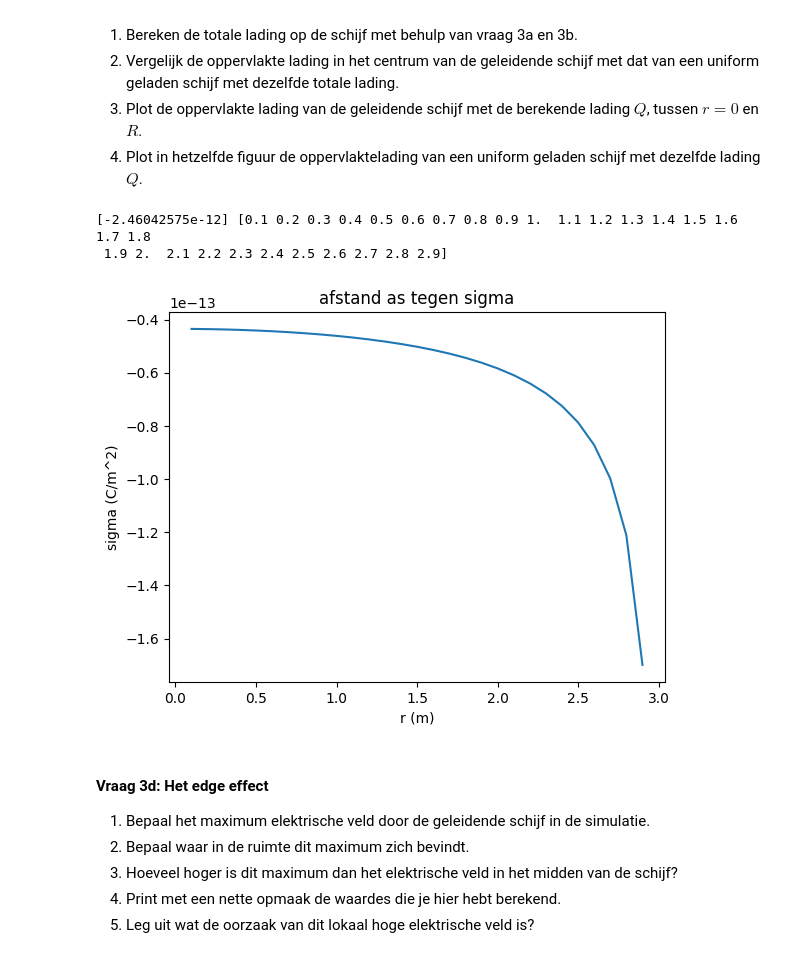
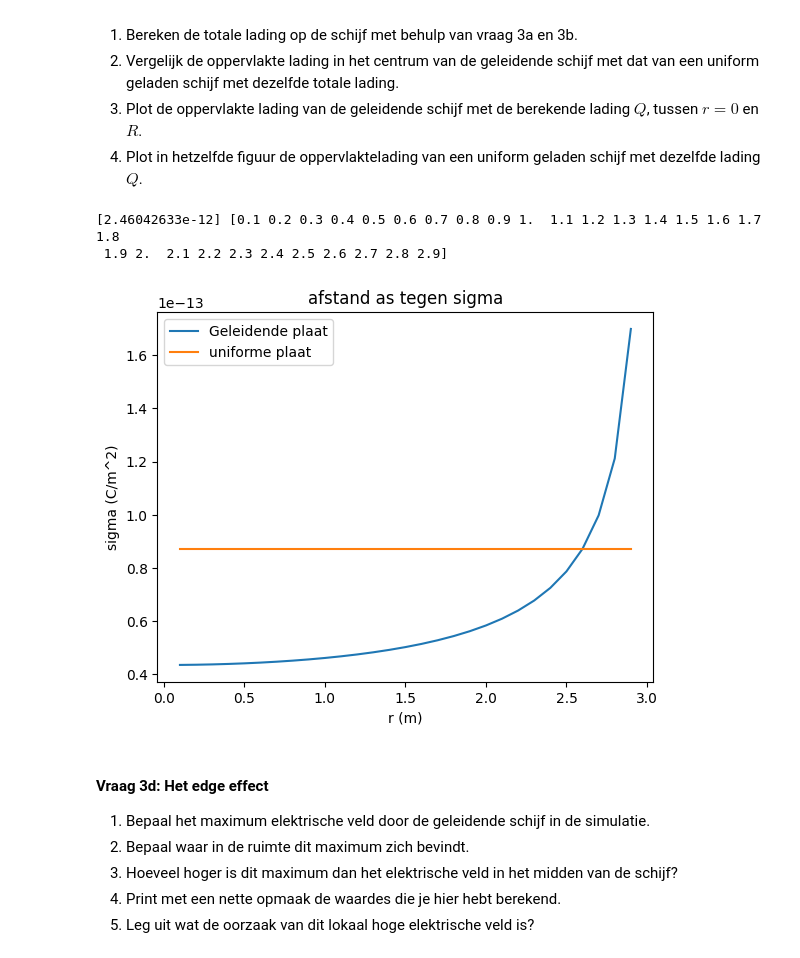
Before and after one commit to AAAGomperts/opdrachten-DEF-D, a Jupyter notebook: DigitaleOntwerpopdrachten/1CondensatorOpdracht/CondensatorOntwerpopdracht.ipynb, the cells around one changed output. Cells and saved outputs as stored; diff of their text form; code cells hidden in the pictures.

```diff
--- a/DigitaleOntwerpopdrachten/1CondensatorOpdracht/CondensatorOntwerpopdracht.ipynb
+++ b/DigitaleOntwerpopdrachten/1CondensatorOpdracht/CondensatorOntwerpopdracht.ipynb
@@ -391,31 +391,37 @@ $$\sigma(r) = \frac{Q}{2 \pi R \sqrt{R^2 - r^2}}$$
 # %%
 ###
 r_on_disk = r[1:len(r[r<disk_radius])]
-Ez_on_disk = Ez[0,r[1:]<disk_radius]
+normE_on_disk = normE[0,r[1:]<disk_radius]
 
 def E_perp_fit(r,Q):
     R = disk_radius
     return Q/(2*np.pi*R*np.sqrt(R**2-r**2)*epsilon0)
 
-value_Q , error_Q = curve_fit(E_perp_fit,r_on_disk, Ez_on_disk)
+value_Q , error_Q = curve_fit(E_perp_fit,r_on_disk, normE_on_disk)
 
 print(value_Q,r_on_disk)
 
-def sigma_r(r):
+def sigma_geleidend(r):
     Q = value_Q
     R = disk_radius
     return Q/(2*np.pi*R*np.sqrt(R**2-r**2))
 
+A = np.pi*disk_radius**2
+sigma_uniform = value_Q/A
+sigma_uniform_array = np.ones(len(r_on_disk))*sigma_uniform
+
 plt.title("afstand as tegen sigma")
-plt.plot(r_on_disk, sigma_r(r_on_disk))
+plt.plot(r_on_disk, sigma_geleidend(r_on_disk), label="Geleidende plaat")
+plt.plot(r_on_disk, sigma_uniform_array, label="uniforme plaat")
+plt.legend()
 plt.xlabel("r (m)")
 plt.ylabel("sigma (C/m^2)")
 plt.show()
 ###
 # %% [output]
-[-2.46042575e-12] [0.1 0.2 0.3 0.4 0.5 0.6 0.7 0.8 0.9 1.  1.1 1.2 1.3 1.4 1.5 1.6 1.7 1.8
+[2.46042633e-12] [0.1 0.2 0.3 0.4 0.5 0.6 0.7 0.8 0.9 1.  1.1 1.2 1.3 1.4 1.5 1.6 1.7 1.8
  1.9 2.  2.1 2.2 2.3 2.4 2.5 2.6 2.7 2.8 2.9]
-[figure, old version]
+[figure, new version]
 # %% [markdown]
 #### Vraag 3d: Het edge effect
 
```
